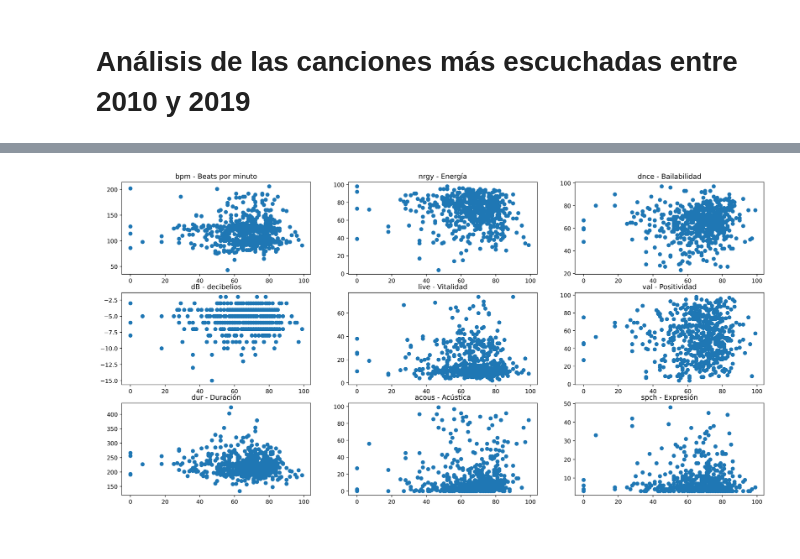
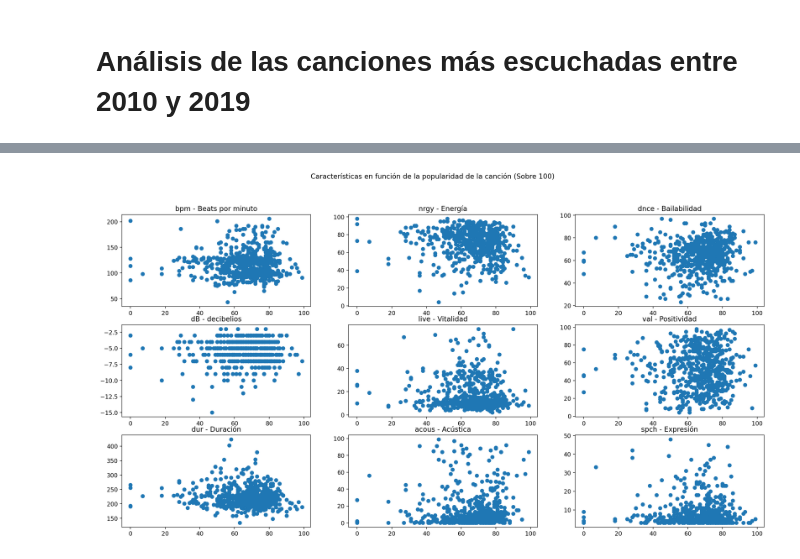
Before and after one commit to JoaquinMateosBarroso/Spotify-songs, a Jupyter notebook: Análisis_Spotify.ipynb, the cells around one changed output, grey strips where cells are left out. Drawn from its saved outputs; the diff is of its cells as text; code cells hidden in the pictures.

```diff
--- a/Análisis_Spotify.ipynb
+++ b/Análisis_Spotify.ipynb
@@ -48,27 +65,29 @@ os.getcwd()
 # %%
 fig, axs = plt.subplots(3, 3)
-fig.set_dpi(400)
+
+fig.suptitle("Características en función de la popularidad de la canción (Sobre 100)")
+fig.set_dpi(200)
 fig.set_size_inches(20, 10)
 
 axs[0][0].scatter(df["pop"], df["bpm"])
 axs[0][0].set_title("bpm - Beats por minuto")
 axs[0][1].scatter(df["pop"], df["nrgy"])
 axs[0][1].set_title("nrgy - Energía")
 axs[0][2].scatter(df["pop"], df["dnce"])
 axs[0][2].set_title("dnce - Bailabilidad")
 axs[1][0].scatter(df["pop"], df["dB"])
 axs[1][0].set_title("dB - decibelios")
 axs[1][1].scatter(df["pop"], df["live"])
 axs[1][1].set_title("live - Vitalidad")
 axs[1][2].scatter(df["pop"], df["val"])
 axs[1][2].set_title("val - Positividad")
 axs[2][0].scatter(df["pop"], df["dur"])
 axs[2][0].set_title("dur - Duración")
 axs[2][1].scatter(df["pop"], df["acous"])
 axs[2][1].set_title("acous - Acústica")
 axs[2][2].scatter(df["pop"], df["spch"])
 axs[2][2].set_title("spch - Expresión")
 
 plt.show()
 # %% [output]
-[figure, old version]
+[figure, new version]
```
Also changed, not shown: parts of 23 cells of this notebook, 2 other files.
